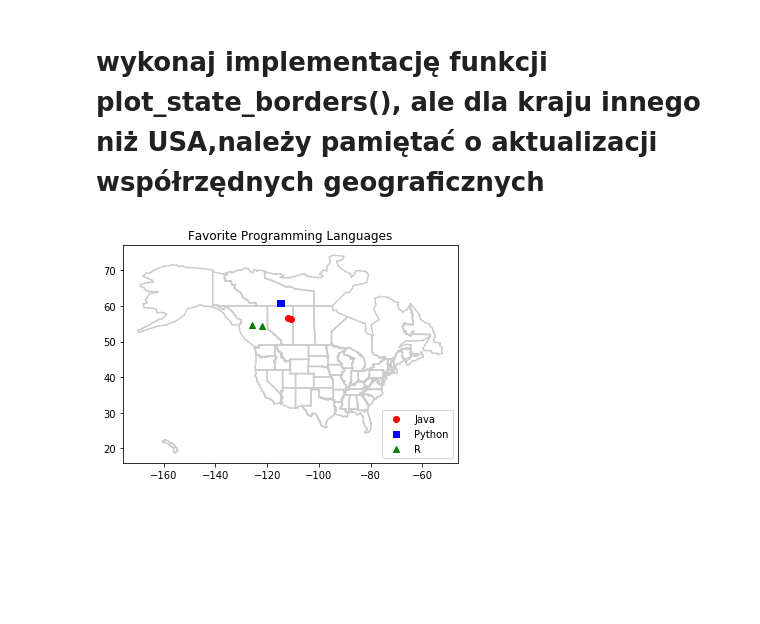
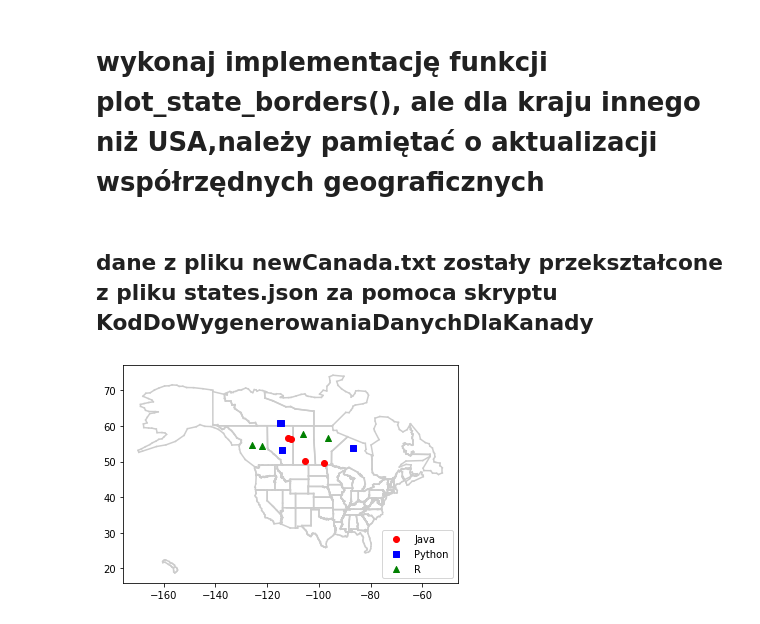
Before and after one commit to Jakub47/Przedmiot-DataScience, a Jupyter notebook: Lab8/Lab8Bergmann.ipynb, the cells around one changed output. Drawn from its saved outputs; the diff is of its cells as text; code cells hidden in the pictures; blank space fills up the shorter version.

```diff
--- a/Lab8/Lab8Bergmann.ipynb
+++ b/Lab8/Lab8Bergmann.ipynb
@@ -1,12 +1,17 @@
 # %% [markdown]
 # wykonaj implementację funkcji plot_state_borders(), ale dla kraju innego niż USA,należy pamiętać o aktualizacji współrzędnych geograficznych
+# %% [markdown]
+## dane z pliku newCanada.txt zostały przekształcone z pliku states.json za pomoca skryptu KodDoWygenerowaniaDanychDlaKanady
 # %%
+#potrzebne importy
 from collections import Counter
 import math, random
 import matplotlib.pyplot as plt
 import re
+from linear_algebra import distance
 
-cities = [(-114.491928,60.792196,'Python'),(-114.997299,60.792196,'Python'),(-111.840279,56.712446,'Java'),(-110.653756,56.397591,'Java'),(-125.781929,54.701245,'R'),(-122.167427,54.324961,'R')]
+#Część danych newCanada.txt
+cities = [(-114.491928,60.792196,'Python'),(-114.997299,60.792196,'Python'),(-111.840279,56.712446,'Java'),(-110.653756,56.397591,'Java'),(-125.781929,54.701245,'R'),(-122.167427,54.324961,'R'),(-86.776228,53.859015,'Python'),(-114.161200,53.360807,'Python'),(-105.470372,50.234226, 'Java'),(-97.911778,49.526299, 'Java'),(-106.261387,57.611007, 'R'),(-96.373692,56.681296, 'R')]
 cities = [([longitude, latitude], language) for longitude, latitude, language in cities]
 
 
@@ -15,47 +20,74 @@ points = []
 
 lat_long_regex = "<point lat=\"(.*)\" lng=\"(.*)\""
 
+#Otwórz plik a następnie, utwórz zmienną lines przechowujące wszystkie tagi
 with open("newCanada.txt", "r") as f:
     lines = [line for line in f]
 
+#Dokonaj operacji regex pobierajać tylko ptrzebne dane
 for line in lines:
     if line.startswith("</state>"):
         for p1, p2 in zip(points, points[1:]):
             segments.append((p1, p2))
         points = []
     s = re.search(lat_long_regex, line)
     if s:
         lat, lon = s.groups()
         points.append((float(lon), float(lat)))
 
 
+#funkcja do narysowanie granic państ
 def plot_state_borders(plt, color='0.8'):
     for (lon1, lat1), (lon2, lat2) in segments:
         plt.plot([lon1, lon2], [lat1, lat2], color=color)
 
+#funkcja do klasyfikacji knn
+def knn_classify(k, labeled_points, new_point):
+    """each labeled point should be a pair (point, label)"""
 
+    # order the labeled points from nearest to farthest
+    by_distance = sorted(labeled_points,
+                         key=lambda point_label: distance(point_label[0], new_point))
 
-# key is language, value is pair (longitudes, latitudes)
+    # find the labels for the k closest
+    k_nearest_labels = [label for _, label in by_distance[:k]]
+
+    # and let them vote
+    return majority_vote(k_nearest_labels)
+
+def majority_vote(labels):
+    """assumes that labels are ordered from nearest to farthest"""
+    vote_counts = Counter(labels) #zlicz głosy to jest etykiety
+    winner, winner_count = vote_counts.most_common(1)[0]
+    num_winners = len([count
+                       for count in vote_counts.values()
+                       if count == winner_count])
+
+    if num_winners == 1:
+        return winner                     # zwróć unikalnego zwycięzce
+    else:
+        return majority_vote(labels[:-1]) # spróbuj ponownie bez ostatniego elementu
+
+#kluczem jest zadany język a wartością jest para długości i szerokości geograficzne
 plots = { "Java" : ([], []), "Python" : ([], []), "R" : ([], []) }
 
-# we want each language to have a different marker and color
+#nadaj inne kolory i markery dla wszystkich języków
 markers = { "Java" : "o", "Python" : "s", "R" : "^" }
 colors  = { "Java" : "r", "Python" : "b", "R" : "g" }
 
+#Dla każdego języka/klucza dodaj punkt/value na "plocie"
 for (longitude, latitude), language in cities:
     plots[language][0].append(longitude)
     plots[language][1].append(latitude)
 
-# create a scatter series for each language
+#utwórz scatter dla każdego języka
 for language, (x, y) in plots.items():
     plt.scatter(x, y, color=colors[language], marker=markers[language],
                       label=language, zorder=10)
 
-plot_state_borders(plt)    # assume we have a function that does this
+plot_state_borders(plt)    #Narysuj krawędzie państwa
 
-plt.legend(loc=0)          # let matplotlib choose the location
-#plt.axis([-130,-60,55,75]) # set the axes
-plt.title("Favorite Programming Languages")
+plt.legend(loc=0)          #Wybierz lokalizację
 plt.show()
 # %% [output]
-[figure, old version]
+[figure, new version]
```
Also changed, not shown: parts of 24 cells of this notebook, 4 other files.
